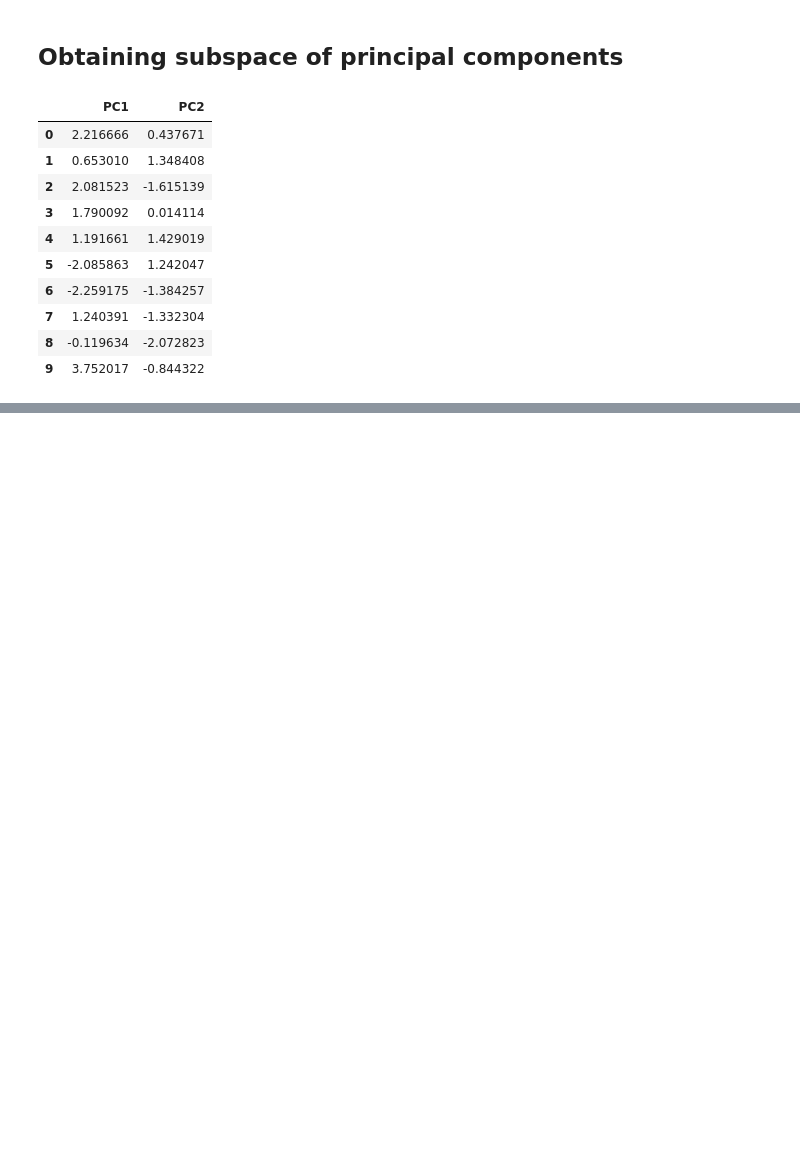
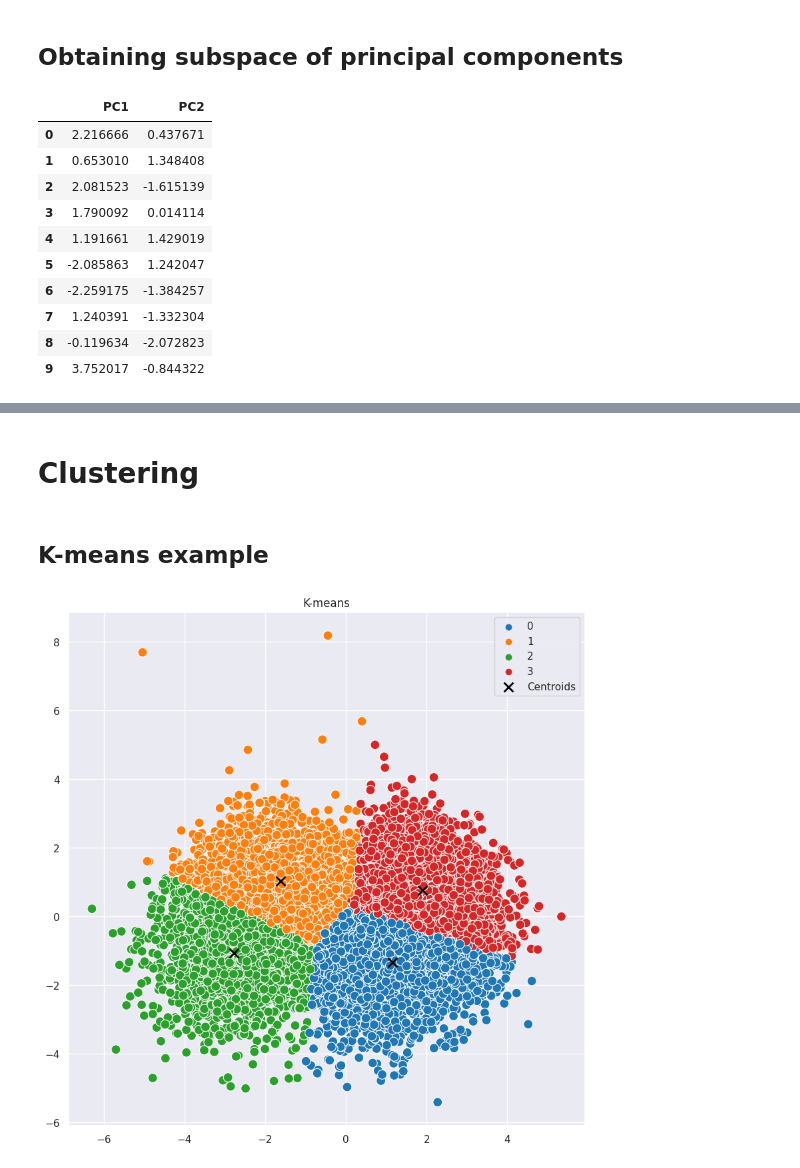
Before and after one commit to EnriqueMC557/434-MCI16-MachineLearning, a Jupyter notebook: E1/Examen1_EnriqueMenaCamilo.ipynb, the cells around one changed output, grey strips where cells are left out. Drawn from its saved outputs; the diff is of its cells as text; code cells hidden in the pictures; blank space fills up the shorter version.

```diff
--- a/E1/Examen1_EnriqueMenaCamilo.ipynb
+++ b/E1/Examen1_EnriqueMenaCamilo.ipynb
@@ -243,0 +256,9 @@ X_pca.head(10)
+# %% [markdown]
+# Clustering
+# %% [markdown]
+## K-means example
+# %%
+Y_predict, centroids = clustering.k_means(X_pca, 4, max_iter=50, tol=1e-3)
+visualization.plot_clustering_result(X_pca, Y_predict, centroids=centroids, title="K-means", filename=FIGURES_PATH + "k_means")
+# %% [output]
+[figure, added]
```
Also changed, not shown: parts of 8 cells of this notebook, 5 other files.
